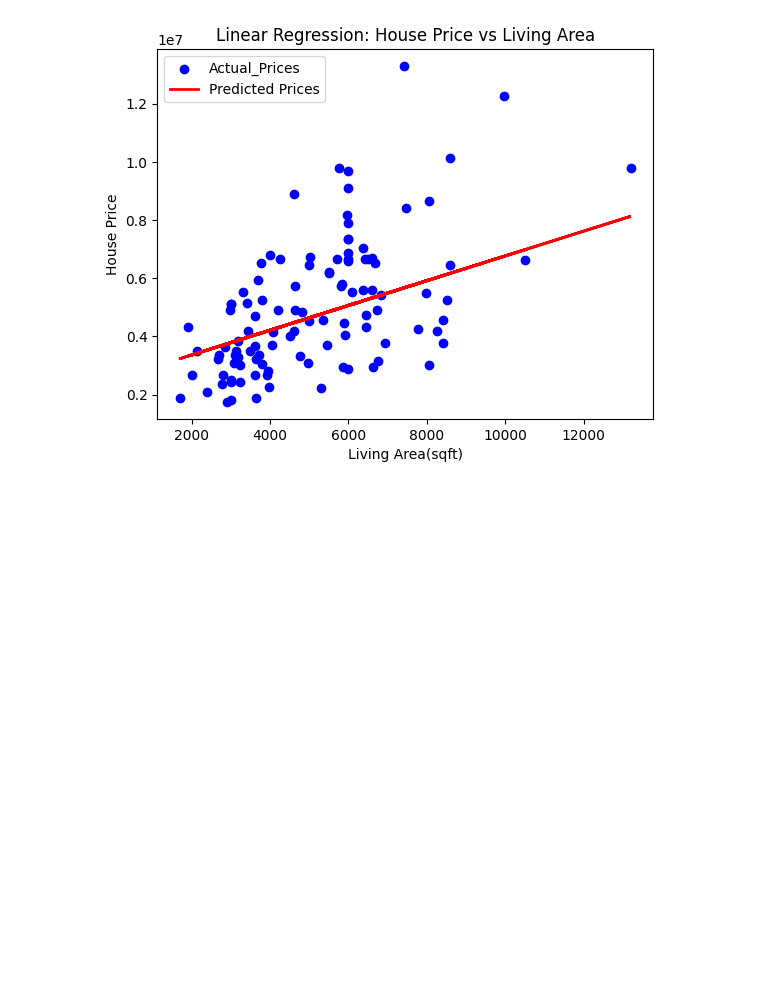
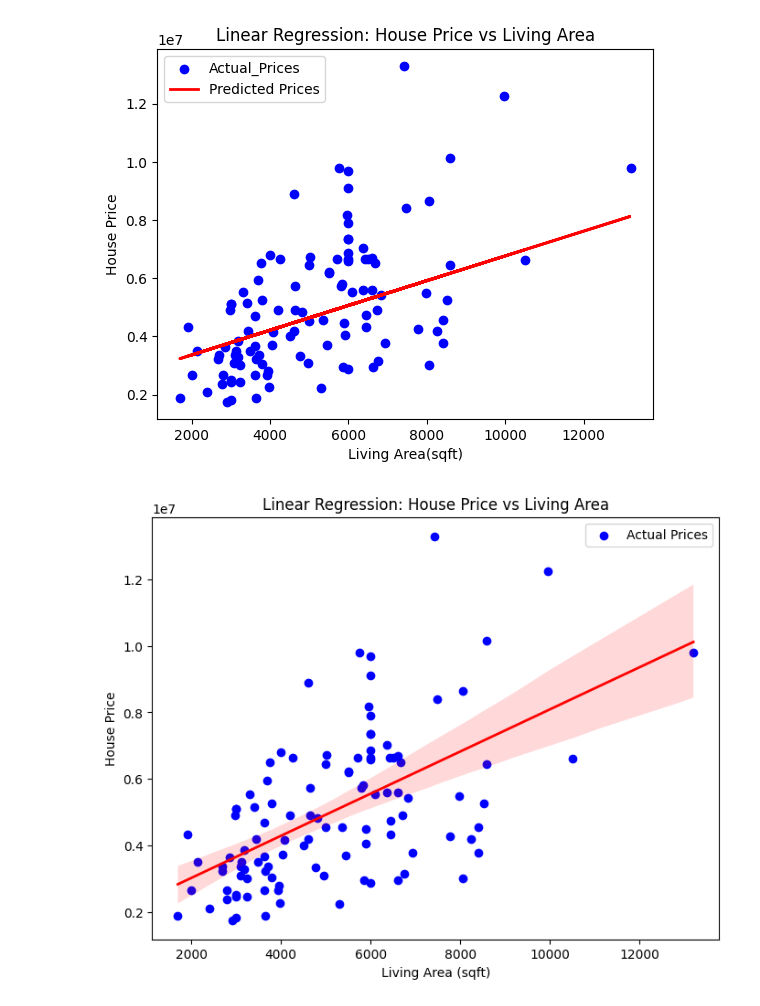
Before and after one commit to Phionanamugga/Housing_ml_LinearRegression_model, a Jupyter notebook: LinearRegressionModel.ipynb, the cells around one changed output. Saved outputs shown, nothing was run; the diff lists cells and outputs as text; code cells hidden in the pictures; blank space fills up the shorter version.

Commit message:
plots another scatter diagram for the model

```diff
--- a/LinearRegressionModel.ipynb
+++ b/LinearRegressionModel.ipynb
@@ -144,3 +144,25 @@ plt.legend()
 plt.show()
 # %% [output]
 [figure]
+# %%
+# Convert x_test to a NumPy array (if it's not already)
+x_test = np.array(x_test).reshape(-1, 1)  # Ensure it's a 2D array
+y_test = np.array(y_test)  # Convert y_test to an array
+
+# Create the scatter plot for actual house prices
+plt.figure(figsize=(8,6))  # Adjust figure size for clarity
+plt.scatter(x_test, y_test, color='blue', label='Actual Prices')
+
+# Plot the regression line with a confidence interval
+sns.regplot(x=x_test.flatten(), y=y_test, scatter=False, color='red', ci=95, line_kws={"linewidth": 2})
+
+# Labels and title
+plt.xlabel('Living Area (sqft)')
+plt.ylabel('House Price')
+plt.title('Linear Regression: House Price vs Living Area')
+
+# Show legend
+plt.legend()
+plt.show()
+# %% [output]
+[figure, added]
```
